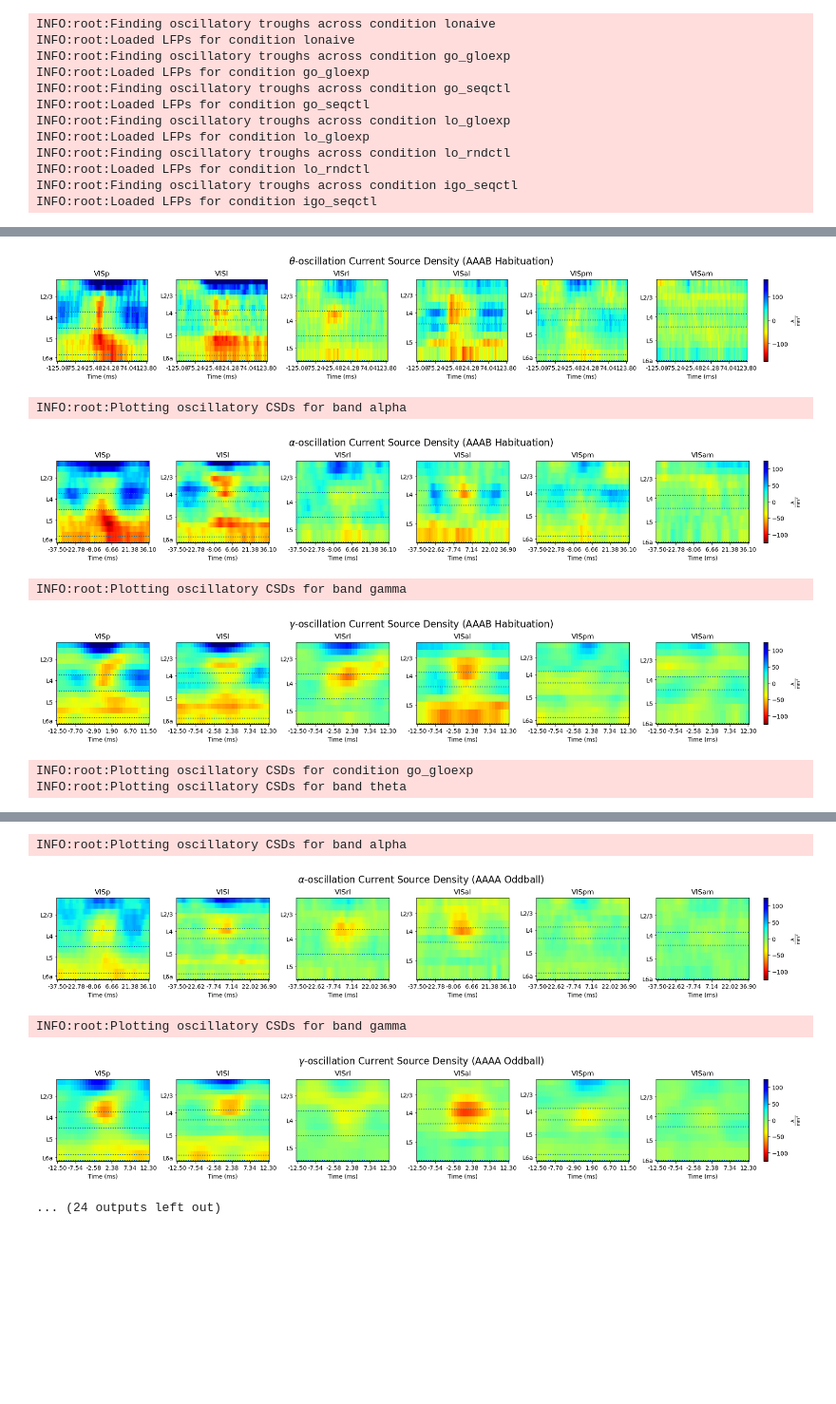
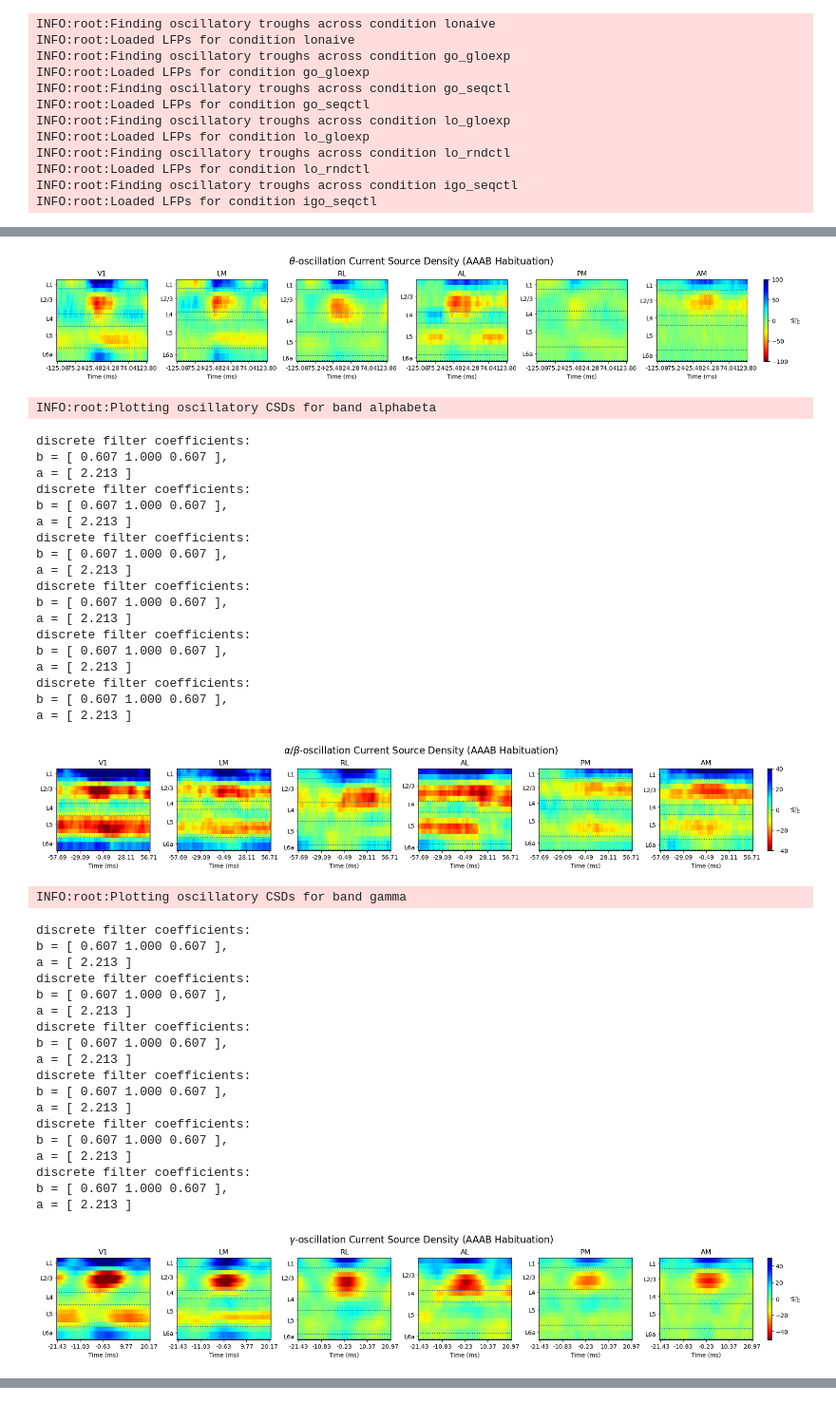
Before and after one commit to BastosLab/epych, a Jupyter notebook: notebooks/passiveglo/grand_oscillatory_csds.ipynb, the cells around one changed output, grey strips where cells are left out. Shown at 95% size. Saved outputs shown, nothing was run; the diff lists cells and outputs as text; code cells hidden in the pictures; blank space fills up the shorter version.

Commit message:
notebooks.passiveglo.grand_oscillatory_csds: plot overwide oscillation bands
Signed-off-by: Eli Sennesh <eli.sennesh@vanderbilt.edu>

```diff
--- a/notebooks/passiveglo/grand_oscillatory_csds.ipynb
+++ b/notebooks/passiveglo/grand_oscillatory_csds.ipynb
@@ -83,15 +83,15 @@ ANATOMICAL_AREAS = ['VISp', 'VISl', 'VISrl', 'VISal', 'VISpm', 'VISam']
 FREQ_RANGE = (spectrum.THETA_BAND[0].magnitude, spectrum.GAMMA_BAND[1].magnitude)
 # %%
 OSCILLATORY_BAND_NAMES = {
-    (spectrum.THETA_BAND[0].item(), spectrum.THETA_BAND[1].item()): ("theta", "$\\theta$"),
-    (spectrum.ALPHA_BETA_BAND[0].item(), spectrum.ALPHA_BETA_BAND[1].item()): ("alpha", "$\\alpha$"),
-    (spectrum.GAMMA_BAND[0].item(), spectrum.GAMMA_BAND[1].item()): ("gamma", "$\\gamma$"),
+    (4, 8): ("theta", "$\\theta$", lambda loc: True),
+    (6, 20): ("alphabeta", "$\\alpha/\\beta$", lambda loc: "1" in loc or "6" in loc),
+    (23, 47): ("gamma", "$\\gamma$", lambda loc: "2/3" in loc or "4" in loc),
 }
 # %%
 OSCILLATORY_BAND_CBARLIMS = {
-    (spectrum.THETA_BAND[0].item(), spectrum.THETA_BAND[1].item()): 175,
-    (spectrum.ALPHA_BETA_BAND[0].item(), spectrum.ALPHA_BETA_BAND[1].item()): 125,
-    (spectrum.GAMMA_BAND[0].item(), spectrum.GAMMA_BAND[1].item()): 125,
+    (4, 8): 100,
+    (6, 20): 40,
+    (23, 47): 50,
 }
 # %%
 def oddball(signal):
@@ -110,8 +110,9 @@ for cond in CONDITIONS:
     logging.info("Loaded LFPs for condition %s" % cond)
     oddballs = sampling.smap(oddball)
     del sampling
-    for band in OSCILLATORY_BAND_NAMES:
-        phases = oddballs.smap(lambda sig: sig.select_channels(["4" in loc for loc in sig.channels.location.values]).band_phases(band[0] * pq.Hz, band[1] * pq.Hz))
+    oddballs._signals = {k: v for k, v in oddballs.signals.items() if k in ANATOMICAL_AREAS}
+    for band, (_, _, selector) in OSCILLATORY_BAND_NAMES.items():
+        phases = oddballs.smap(lambda sig: sig.select_channels([selector(loc) for loc in sig.channels.location.values]).band_phases(band[0] * pq.Hz, band[1] * pq.Hz))
         period = 1 / ((band[0] + band[1]) / 2) * pq.second * 1.5
         for area in ANATOMICAL_AREAS:
             oddball_band_oscillations[cond][band][area] = oddballs.signals[area].epoch_oscillations(period, phases.signals[area])
@@ -132,15 +133,15 @@ INFO:root:Loaded LFPs for condition igo_seqctl
 for cond in CONDITIONS:
     logging.info("Plotting oscillatory CSDs for condition %s" % cond)
     os.makedirs(cond, exist_ok=True)
-    for band, (name, latex) in OSCILLATORY_BAND_NAMES.items():
+    for band, (name, latex, _) in OSCILLATORY_BAND_NAMES.items():
         logging.info("Plotting oscillatory CSDs for band %s" % OSCILLATORY_BAND_NAMES[band][0])
         os.makedirs("%s/%s" % (cond, OSCILLATORY_BAND_NAMES[band][0]), exist_ok=True)
         band_csds = epych.recording.EvokedSampling(epych.recording.empty_intervals(), epych.recording.empty_trials(), epych.recording.default_units(), **{
-            area: oddball_band_oscillations[cond][band][area].evoked().downsample(4).current_source_density(depth_column="vertical", method=None).fmap(lambda data: data.rescale("A/(mm^2)"))
+            area: oddball_band_oscillations[cond][band][area].evoked().downsample(4).current_source_density(depth_column="vertical").fmap(lambda data: data.rescale("uA/(m^2)"))
             for area in ANATOMICAL_AREAS
         })
         band_csds.plot(cmap="jet_r", title="%s-oscillation Current Source Density (%s)" % (latex, CONDITION_TITLES[cond]), figure=cond + "/%s_csd.pdf" % OSCILLATORY_BAND_NAMES[band][0],
-                       vmin=-OSCILLATORY_BAND_CBARLIMS[band], vmax=OSCILLATORY_BAND_CBARLIMS[band])
+                       vmin=-OSCILLATORY_BAND_CBARLIMS[band], vmax=OSCILLATORY_BAND_CBARLIMS[band], sigtitle=lambda area, signal: AREA_TITLES[area])
         plt.show()
 # %% [output]
 INFO:root:Plotting oscillatory CSDs for condition lonaive
@@ -148,7 +167,41 @@ INFO:root:Plotting oscillatory CSDs for band theta
-[figure, old version]
+[figure, new version]
-INFO:root:Plotting oscillatory CSDs for band alpha
+INFO:root:Plotting oscillatory CSDs for band alphabeta
+discrete filter coefficients:
+b = [ 0.607 1.000 0.607 ],
+a = [ 2.213 ]
+discrete filter coefficients:
+b = [ 0.607 1.000 0.607 ],
+a = [ 2.213 ]
+discrete filter coefficients:
+b = [ 0.607 1.000 0.607 ],
+a = [ 2.213 ]
+discrete filter coefficients:
+b = [ 0.607 1.000 0.607 ],
+a = [ 2.213 ]
+discrete filter coefficients:
+b = [ 0.607 1.000 0.607 ],
+a = [ 2.213 ]
+discrete filter coefficients:
+b = [ 0.607 1.000 0.607 ],
+a = [ 2.213 ]
-[figure, old version]
+[figure, new version]
-INFO:root:Plotting oscillatory CSDs for band gamma
+INFO:root:Plotting oscillatory CSDs for band gamma
+discrete filter coefficients:
+b = [ 0.607 1.000 0.607 ],
+a = [ 2.213 ]
+discrete filter coefficients:
+b = [ 0.607 1.000 0.607 ],
+a = [ 2.213 ]
+discrete filter coefficients:
+b = [ 0.607 1.000 0.607 ],
+a = [ 2.213 ]
+discrete filter coefficients:
+b = [ 0.607 1.000 0.607 ],
+a = [ 2.213 ]
+discrete filter coefficients:
+b = [ 0.607 1.000 0.607 ],
+a = [ 2.213 ]
+discrete filter coefficients:
+b = [ 0.607 1.000 0.607 ],
+a = [ 2.213 ]
-[figure, old version]
+[figure, new version]
-INFO:root:Plotting oscillatory CSDs for condition go_gloexp
-INFO:root:Plotting oscillatory CSDs for band theta
@@ -156,5 +228,0 @@ INFO:root:Plotting oscillatory CSDs for band theta
-INFO:root:Plotting oscillatory CSDs for band alpha
-[figure, removed]
-INFO:root:Plotting oscillatory CSDs for band gamma
-[figure, removed]
-... (24 outputs left out)
```
Also changed, not shown: parts of 2 cells of this notebook.
